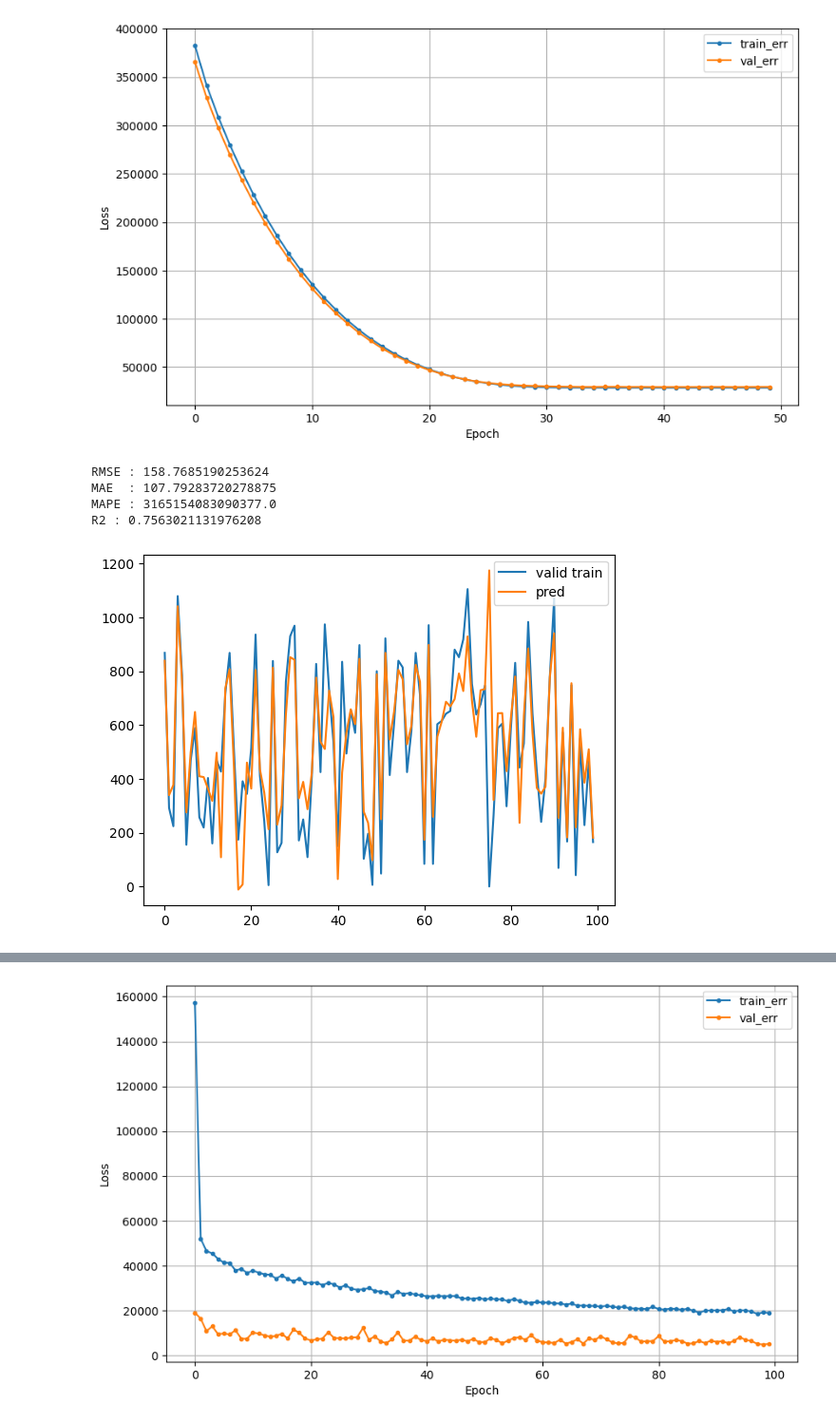
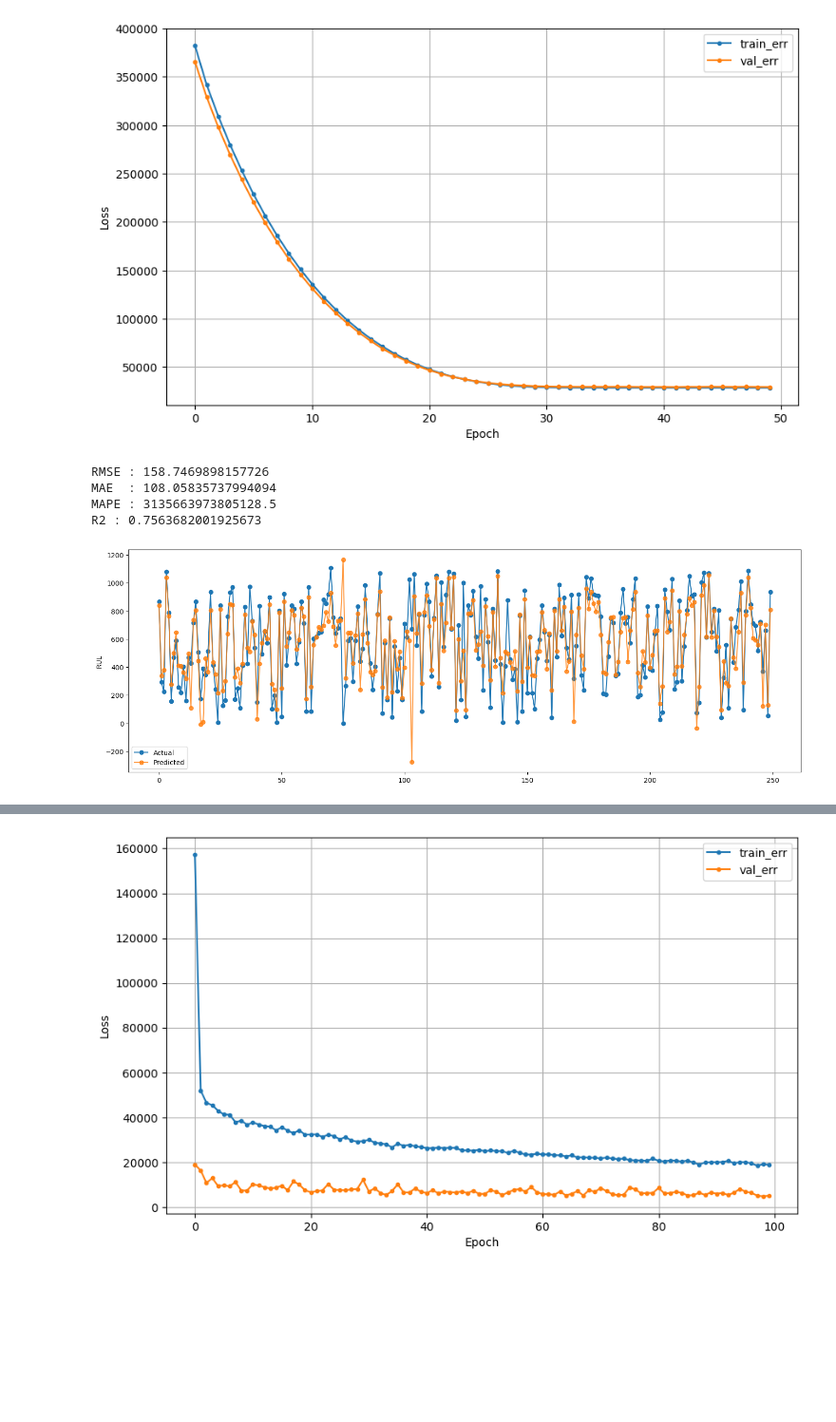
Before and after one commit to khw11044/Battery_RUL, a Jupyter notebook: main2.ipynb, the cells around one changed output, grey strips where cells are left out. Shown at 95% size. Saved outputs shown, nothing was run; the diff lists cells and outputs as text; code cells hidden in the pictures; blank space fills up the shorter version.

```diff
--- a/main2.ipynb
+++ b/main2.ipynb
@@ -173,3 +167,11 @@ def visualization_result(y_val,pred, size=100):
+# %%
+def eval_graph(y_valid, y_pred, cnt):
+    plt.figure(figsize=(18,6))
+    plt.plot(y_valid.values[:cnt], label='Actual',  marker = 'o')
+    plt.plot(y_pred[:cnt], label='Predicted', alpha = 0.8,  marker = 'o')
+    plt.legend()
+    plt.ylabel('RUL')
+    plt.show()
 # %%
 dl_history_plot(hist)
 # %% [output]
@@ -181,15 +190,17 @@ print(f'RMSE : {mean_squared_error(y_test_s, pred, squared=False)}')
 print(f'MAE  : {mean_absolute_error(y_test_s, pred)}')
 print(f'MAPE : {mean_absolute_percentage_error(y_test_s, pred)}')
 print(f'R2 : {r2_score(y_test_s, pred)}')
+print(f'RUL_metric : {RUL_metric(y_test_s, pred, threshold=50)}')
 # %% [output]
-RMSE : 158.7685190253624
-MAE  : 107.79283720278875
-MAPE : 3165154083090377.0
-R2 : 0.7563021131976208
+RMSE : 158.7469898157726
+MAE  : 108.05835737994094
+MAPE : 3135663973805128.5
+R2 : 0.7563682001925673
-# %%
-visualization_result(y_test_s,pred,size=100)
-# %% [output]
-[figure, removed]
+# %%
+
+eval_graph(y_test_s, pred, 250)
+# %% [output]
+[figure, added]
 # %%
 clear_session()
 
```
Also changed, not shown: parts of 9 cells of this notebook, 1 other file.
